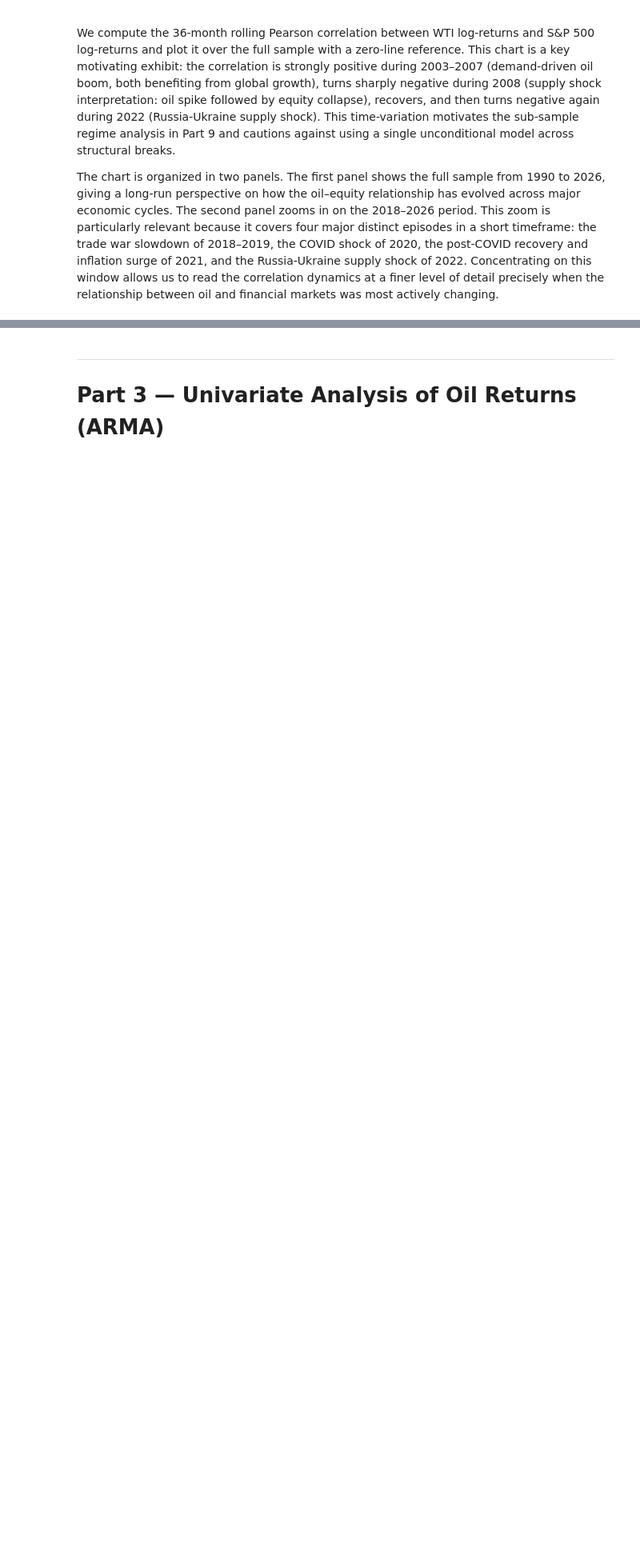
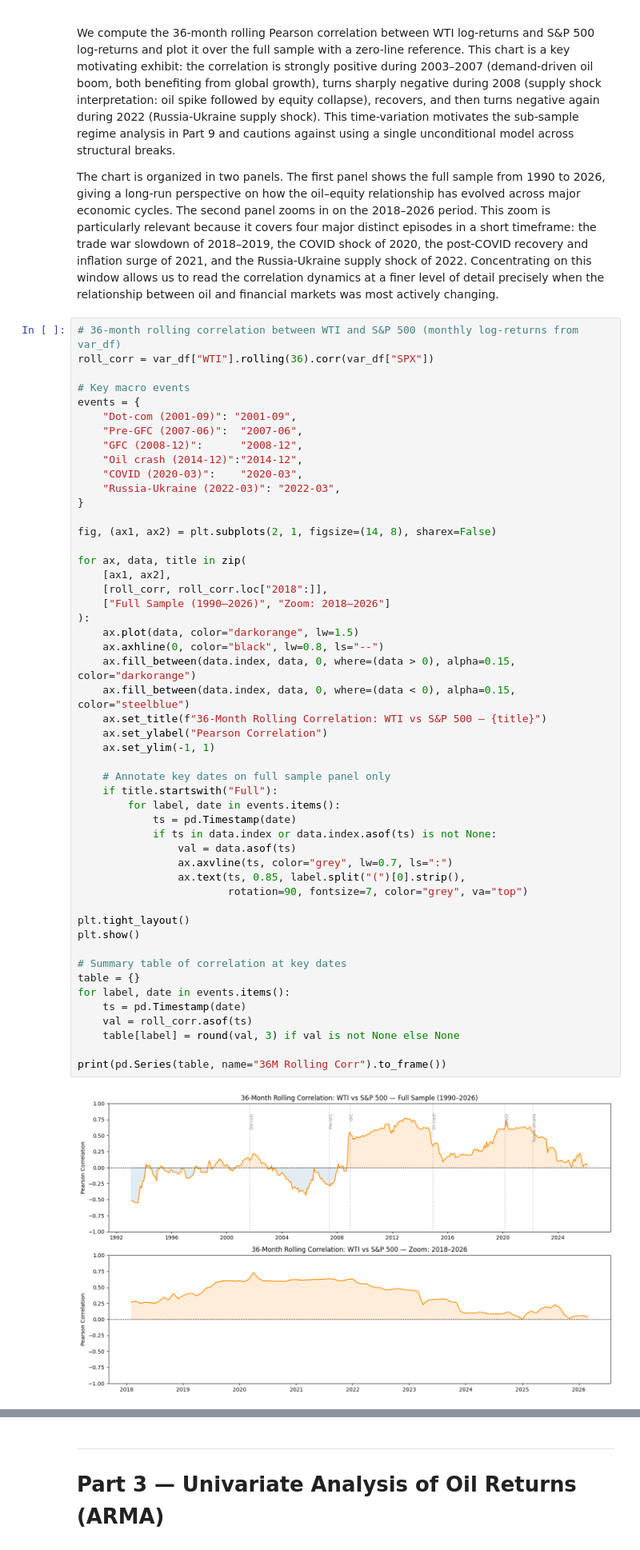
Before and after one commit to Altankaragulle/EMIF_Project_Oil, a Jupyter notebook: EMIF_Oil_Shock_Project.ipynb, the cells around one changed output, grey strips where cells are left out. Shown at 80% size. Saved outputs shown, nothing was run; the diff lists cells and outputs as text; blank space fills up the shorter version.

```diff
--- a/EMIF_Oil_Shock_Project.ipynb
+++ b/EMIF_Oil_Shock_Project.ipynb
@@ -494,3 +494,55 @@ The 10Y and 2Y yields are highly correlated (0.80), reflecting the common moneta
 We compute the 36-month rolling Pearson correlation between WTI log-returns and S&P 500 log-returns and plot it over the full sample with a zero-line reference. This chart is a key motivating exhibit: the correlation is strongly positive during 2003–2007 (demand-driven oil boom, both benefiting from global growth), turns sharply negative during 2008 (supply shock interpretation: oil spike followed by equity collapse), recovers, and then turns negative again during 2022 (Russia-Ukraine supply shock). This time-variation motivates the sub-sample regime analysis in Part 9 and cautions against using a single unconditional model across structural breaks.
 
 The chart is organized in two panels. The first panel shows the full sample from 1990 to 2026, giving a long-run perspective on how the oil–equity relationship has evolved across major economic cycles. The second panel zooms in on the 2018–2026 period. This zoom is particularly relevant because it covers four major distinct episodes in a short timeframe: the trade war slowdown of 2018–2019, the COVID shock of 2020, the post-COVID recovery and inflation surge of 2021, and the Russia-Ukraine supply shock of 2022. Concentrating on this window allows us to read the correlation dynamics at a finer level of detail precisely when the relationship between oil and financial markets was most actively changing.
+# %%
+# 36-month rolling correlation between WTI and S&P 500 (monthly log-returns from var_df)
+roll_corr = var_df["WTI"].rolling(36).corr(var_df["SPX"])
+
+# Key macro events
+events = {
+    "Dot-com (2001-09)": "2001-09",
+    "Pre-GFC (2007-06)":  "2007-06",
+    "GFC (2008-12)":      "2008-12",
+    "Oil crash (2014-12)":"2014-12",
+    "COVID (2020-03)":    "2020-03",
+    "Russia-Ukraine (2022-03)": "2022-03",
+}
+
+fig, (ax1, ax2) = plt.subplots(2, 1, figsize=(14, 8), sharex=False)
+
+for ax, data, title in zip(
+    [ax1, ax2],
+    [roll_corr, roll_corr.loc["2018":]],
+    ["Full Sample (1990–2026)", "Zoom: 2018–2026"]
+):
+    ax.plot(data, color="darkorange", lw=1.5)
+    ax.axhline(0, color="black", lw=0.8, ls="--")
+    ax.fill_between(data.index, data, 0, where=(data > 0), alpha=0.15, color="darkorange")
+    ax.fill_between(data.index, data, 0, where=(data < 0), alpha=0.15, color="steelblue")
+    ax.set_title(f"36-Month Rolling Correlation: WTI vs S&P 500 — {title}")
+    ax.set_ylabel("Pearson Correlation")
+    ax.set_ylim(-1, 1)
+
+    # Annotate key dates on full sample panel only
+    if title.startswith("Full"):
+        for label, date in events.items():
+            ts = pd.Timestamp(date)
+            if ts in data.index or data.index.asof(ts) is not None:
+                val = data.asof(ts)
+                ax.axvline(ts, color="grey", lw=0.7, ls=":")
+                ax.text(ts, 0.85, label.split("(")[0].strip(),
+                        rotation=90, fontsize=7, color="grey", va="top")
+
+plt.tight_layout()
+plt.show()
+
+# Summary table of correlation at key dates
+table = {}
+for label, date in events.items():
+    ts = pd.Timestamp(date)
+    val = roll_corr.asof(ts)
+    table[label] = round(val, 3) if val is not None else None
+
+print(pd.Series(table, name="36M Rolling Corr").to_frame())
+# %% [output]
+[figure, added]
```
Also changed, not shown: parts of 1 cell of this notebook.
